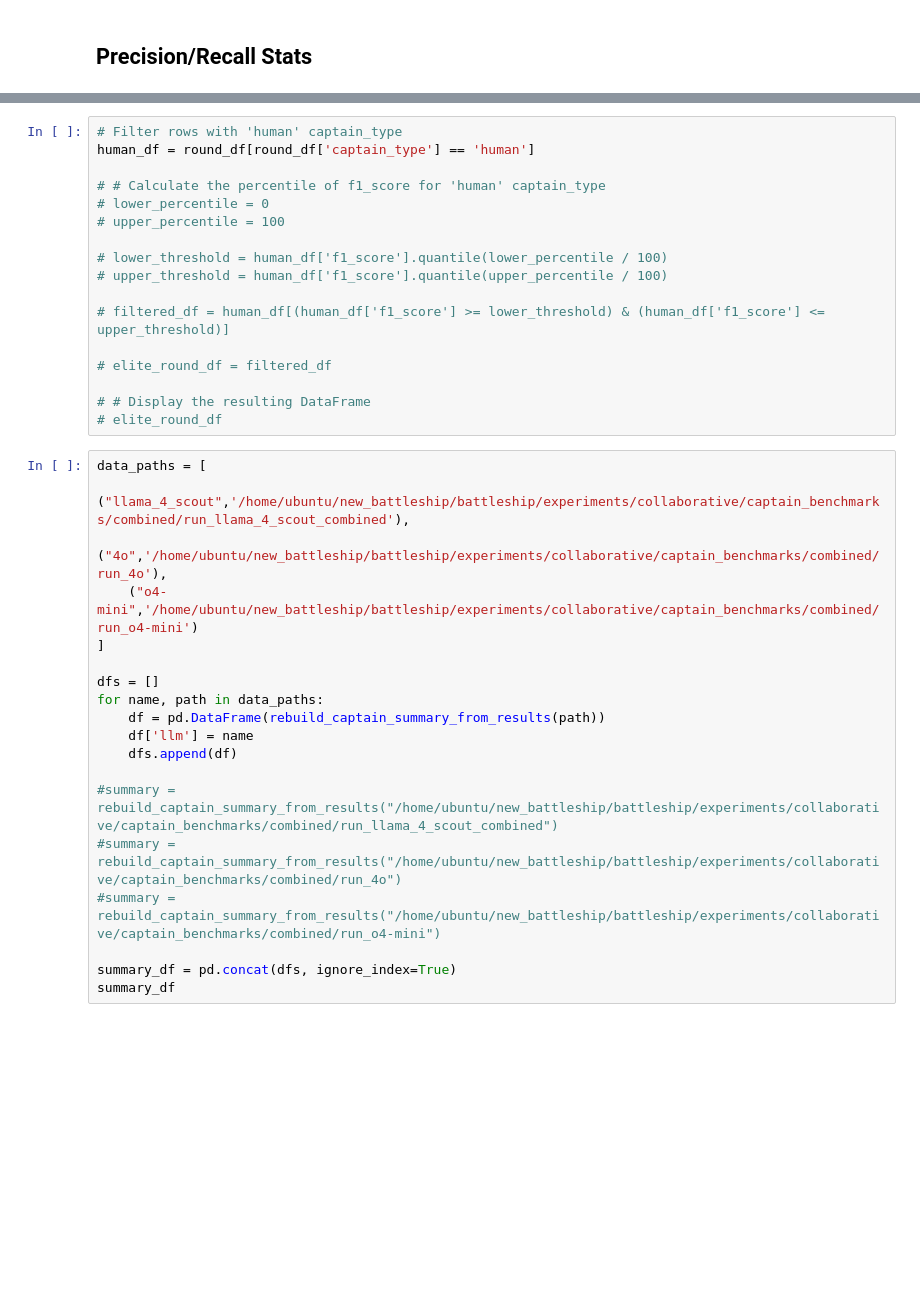
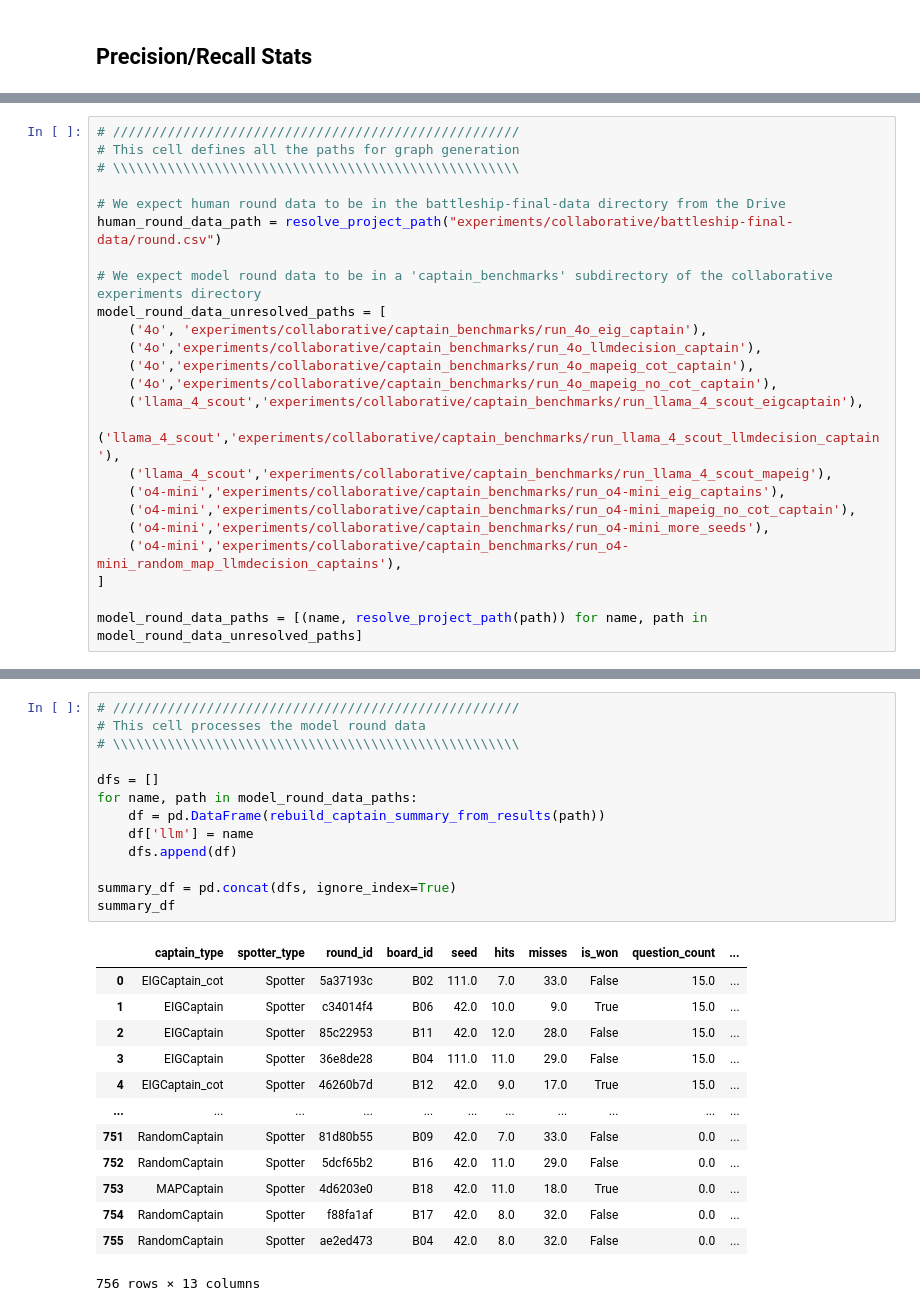
Before and after one commit to gabegrand/battleship, a Jupyter notebook: notebooks/captain_analysis.ipynb, the cells around one changed output, grey strips where cells are left out. Drawn from its saved outputs; the diff is of its cells as text; blank space fills up the shorter version.

```diff
--- a/notebooks/captain_analysis.ipynb
+++ b/notebooks/captain_analysis.ipynb
@@ -301,3 +390,27 @@ from battleship.run_captain_benchmarks import rebuild_captain_summary_from_resul
 import pandas as pd
 import numpy as np
+# %%
+# ////////////////////////////////////////////////////
+# This cell defines all the paths for graph generation
+# \\\\\\\\\\\\\\\\\\\\\\\\\\\\\\\\\\\\\\\\\\\\\\\\\\\\
+
+# We expect human round data to be in the battleship-final-data directory from the Drive
+human_round_data_path = resolve_project_path("experiments/collaborative/battleship-final-data/round.csv")
+
+# We expect model round data to be in a 'captain_benchmarks' subdirectory of the collaborative experiments directory
+model_round_data_unresolved_paths = [
+    ('4o', 'experiments/collaborative/captain_benchmarks/run_4o_eig_captain'),
+    ('4o','experiments/collaborative/captain_benchmarks/run_4o_llmdecision_captain'),
+    ('4o','experiments/collaborative/captain_benchmarks/run_4o_mapeig_cot_captain'),
+    ('4o','experiments/collaborative/captain_benchmarks/run_4o_mapeig_no_cot_captain'),
+    ('llama_4_scout','experiments/collaborative/captain_benchmarks/run_llama_4_scout_eigcaptain'),
+    ('llama_4_scout','experiments/collaborative/captain_benchmarks/run_llama_4_scout_llmdecision_captain'),
+    ('llama_4_scout','experiments/collaborative/captain_benchmarks/run_llama_4_scout_mapeig'),
+    ('o4-mini','experiments/collaborative/captain_benchmarks/run_o4-mini_eig_captains'),
+    ('o4-mini','experiments/collaborative/captain_benchmarks/run_o4-mini_mapeig_no_cot_captain'),
+    ('o4-mini','experiments/collaborative/captain_benchmarks/run_o4-mini_more_seeds'),
+    ('o4-mini','experiments/collaborative/captain_benchmarks/run_o4-mini_random_map_llmdecision_captains'),
+]
+
+model_round_data_paths = [(name, resolve_project_path(path)) for name, path in model_round_data_unresolved_paths]
 # %%
@@ -360,39 +492,30 @@ round_df
-# %%
-# Filter rows with 'human' captain_type
-human_df = round_df[round_df['captain_type'] == 'human']
-
-# # Calculate the percentile of f1_score for 'human' captain_type
-# lower_percentile = 0
-# upper_percentile = 100
-
-# lower_threshold = human_df['f1_score'].quantile(lower_percentile / 100)
-# upper_threshold = human_df['f1_score'].quantile(upper_percentile / 100)
-
-# filtered_df = human_df[(human_df['f1_score'] >= lower_threshold) & (human_df['f1_score'] <= upper_threshold)]
-
-# elite_round_df = filtered_df
-
-# # Display the resulting DataFrame
-# elite_round_df
 # %%
-data_paths = [
-    ("llama_4_scout",'/home/ubuntu/new_battleship/battleship/experiments/collaborative/captain_benchmarks/combined/run_llama_4_scout_combined'),
-    ("4o",'/home/ubuntu/new_battleship/battleship/experiments/collaborative/captain_benchmarks/combined/run_4o'),
-    ("o4-mini",'/home/ubuntu/new_battleship/battleship/experiments/collaborative/captain_benchmarks/combined/run_o4-mini')
-]
+# ////////////////////////////////////////////////////
+# This cell processes the model round data
+# \\\\\\\\\\\\\\\\\\\\\\\\\\\\\\\\\\\\\\\\\\\\\\\\\\\\
 
 dfs = []
-for name, path in data_paths:
+for name, path in model_round_data_paths:
     df = pd.DataFrame(rebuild_captain_summary_from_results(path))
     df['llm'] = name
     dfs.append(df)
 
-#summary = rebuild_captain_summary_from_results("/home/ubuntu/new_battleship/battleship/experiments/collaborative/captain_benchmarks/combined/run_llama_4_scout_combined")
-#summary = rebuild_captain_summary_from_results("/home/ubuntu/new_battleship/battleship/experiments/collaborative/captain_benchmarks/combined/run_4o")
-#summary = rebuild_captain_summary_from_results("/home/ubuntu/new_battleship/battleship/experiments/collaborative/captain_benchmarks/combined/run_o4-mini")
-
 summary_df = pd.concat(dfs, ignore_index=True)
 summary_df
+# %% [output]
+|  | captain_type | spotter_type | round_id | board_id | seed | hits | misses | is_won | question_count | ... |
+| 0 | EIGCaptain_cot | Spotter | 5a37193c | B02 | 111.0 | 7.0 | 33.0 | False | 15.0 | ... |
+| 1 | EIGCaptain | Spotter | c34014f4 | B06 | 42.0 | 10.0 | 9.0 | True | 15.0 | ... |
+| 2 | EIGCaptain | Spotter | 85c22953 | B11 | 42.0 | 12.0 | 28.0 | False | 15.0 | ... |
+| 3 | EIGCaptain | Spotter | 36e8de28 | B04 | 111.0 | 11.0 | 29.0 | False | 15.0 | ... |
+| 4 | EIGCaptain_cot | Spotter | 46260b7d | B12 | 42.0 | 9.0 | 17.0 | True | 15.0 | ... |
+| ... | ... | ... | ... | ... | ... | ... | ... | ... | ... | ... |
+| 751 | RandomCaptain | Spotter | 81d80b55 | B09 | 42.0 | 7.0 | 33.0 | False | 0.0 | ... |
+| 752 | RandomCaptain | Spotter | 5dcf65b2 | B16 | 42.0 | 11.0 | 29.0 | False | 0.0 | ... |
+| 753 | MAPCaptain | Spotter | 4d6203e0 | B18 | 42.0 | 11.0 | 18.0 | True | 0.0 | ... |
+| 754 | RandomCaptain | Spotter | f88fa1af | B17 | 42.0 | 8.0 | 32.0 | False | 0.0 | ... |
+| 755 | RandomCaptain | Spotter | ae2ed473 | B04 | 42.0 | 8.0 | 32.0 | False | 0.0 | ... |
+756 rows × 13 columns
 # %%
 # Align the columns of summary_df with round_df
 aligned_summary_df = summary_df[round_df.columns]
```
Also changed, not shown: parts of 18 cells of this notebook.
